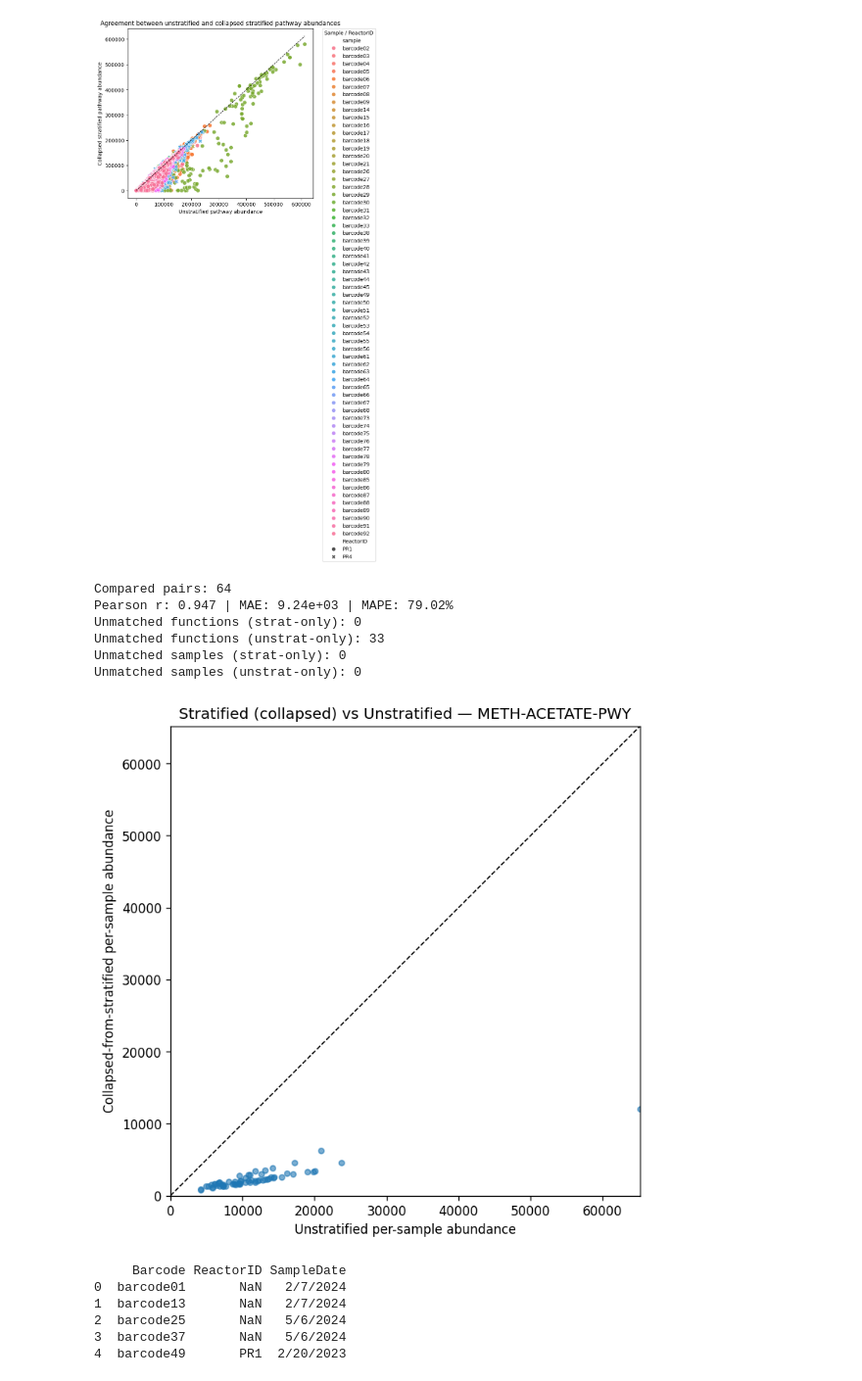
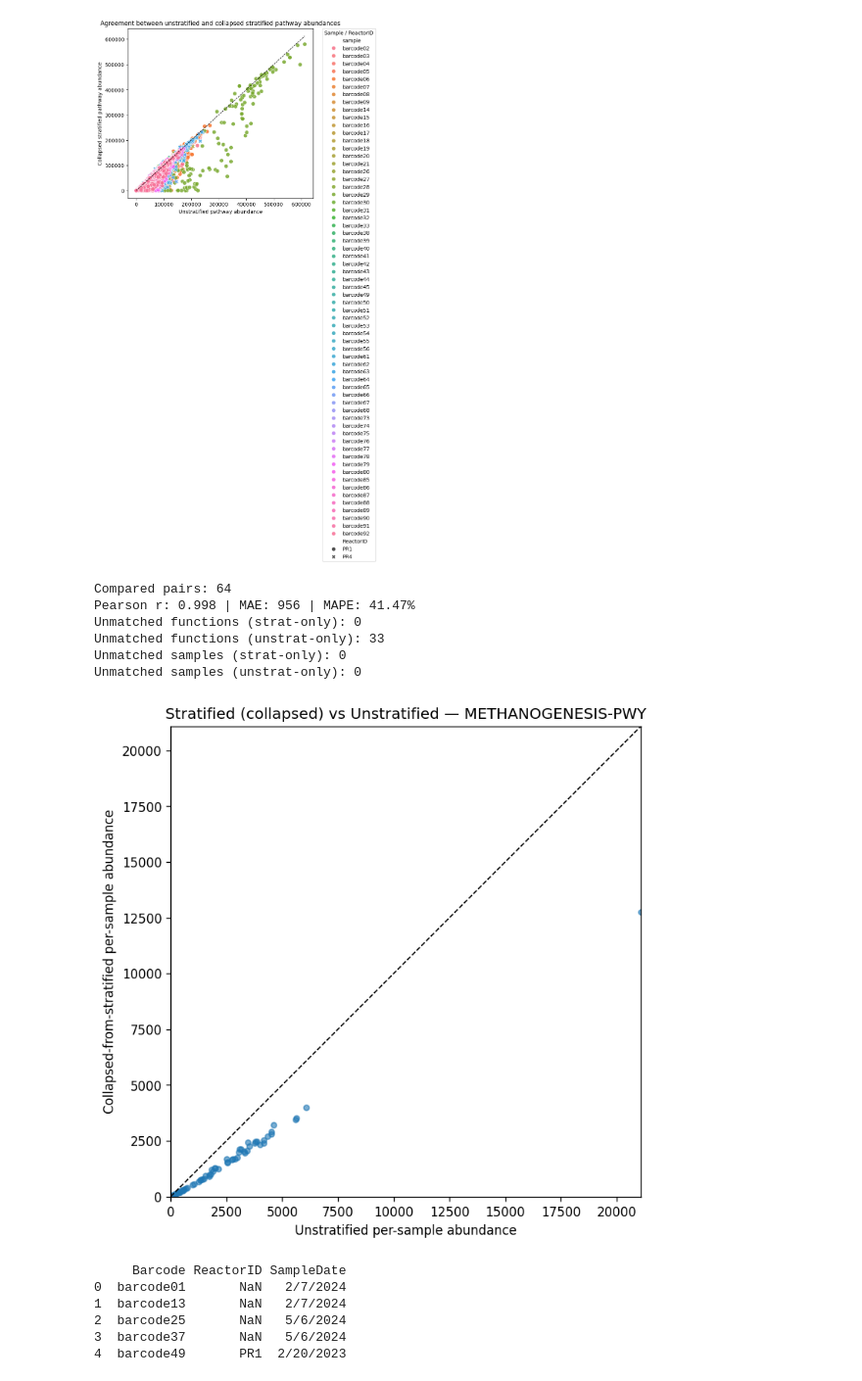
Before and after one commit to PachacutiX/Meta2Insight, a Jupyter notebook: code/picrust2_testruns/stratified/temp_differences.ipynb, the cells around one changed output. Shown at 98% size. Saved outputs shown, nothing was run; the diff lists cells and outputs as text; code cells hidden in the pictures.

```diff
--- a/code/picrust2_testruns/stratified/temp_differences.ipynb
+++ b/code/picrust2_testruns/stratified/temp_differences.ipynb
@@ -400,53 +436,43 @@ plt.show()
 # %% [output]
 [figure]
 # %%
-### Scatterplot: Stratified (collapsed) vs Unstratified
+### Scatterplot: agreement between collapsed stratified and unstratified pathway abundances
 
-# ----------------------------
-# 0) CONFIG
-# ----------------------------
-PATH = "METH-ACETATE-PWY"   # e.g. 'METHANOGENESIS-PWY' or None for all functions
 
-# ----------------------------
-# 1) STRATIFIED → per-sample/per-function
-# Expect: df_path_abun has ['sample','function','taxon_function_abun', ...]
-# ----------------------------
+# (0) Define pathway of interest
+PATH = "METHANOGENESIS-PWY"
+
+
+# (1) Stratified table → collapse to per-sample × per-function totals
 df_strat = df_path_abun[['sample', 'function', 'taxon_function_abun']].copy()
 df_strat['taxon_function_abun'] = pd.to_numeric(df_strat['taxon_function_abun'], errors='coerce').fillna(0)
-
 df_strat = (df_strat
             .groupby(['sample','function'], as_index=False)['taxon_function_abun']
             .sum()
             .rename(columns={'taxon_function_abun':'from_strat'}))
 
-# normalise keys
+# Normalise join keys (trim + uppercase) to ensure alignment with unstratified table headers
 for c in ['sample','function']:
     df_strat[c] = df_strat[c].astype(str).str.strip().str.upper()
 
+# Capture the set of samples actually present after collapsing to filter the unstratified table
 samples = pd.Index(df_strat['sample'].unique())
 
-# ----------------------------
-# 2) UNSTRATIFIED (wide) → long (sample,function,value)
-# Rows = functions, columns = samples (+ maybe an ID col)
-# ----------------------------
+
+# (2) Unstratified table (wide) → long (sample × function value)
 df_un = df_path_abun_unstrat.copy()
-
-# normalise column headers (strip+upper) so they match 'samples'
 df_un.columns = [c.strip().upper() for c in df_un.columns]
 id_col = 'FUNCTION' if 'FUNCTION' in df_un.columns else ('PATHWAY' if 'PATHWAY' in df_un.columns else None)
 if id_col is None:
     raise ValueError("Could not find function/pathway id column in unstratified table.")
 
-# keep only actual sample columns that appear in stratified data
 keep = [id_col] + [c for c in df_un.columns if c in samples]
 df_un = df_un[keep].copy()
 
-# melt to long
+# Melt to long format, normalise keys, coerce values to numeric
 un_long = (df_un
            .melt(id_vars=[id_col], var_name='sample', value_name='from_unstrat')
            .rename(columns={id_col: 'function'}))
-
-# normalise keys and values
 for c in ['sample','function']:
     un_long[c] = un_long[c].astype(str).str.strip().str.upper()
 un_long['from_unstrat'] = pd.to_numeric(
@@ -454,27 +480,24 @@ un_long['from_unstrat'] = pd.to_numeric(
     errors='coerce'
 ).fillna(0)
 
-# ---------------------------
-# 3) MERGE + DIAGNOSTICS
-# ----------------------------
+
+# (3) Merge paired measurements and compute diagnostics
 cmp = df_strat.merge(un_long, on=['sample','function'], how='outer')
 cmp['from_strat']   = pd.to_numeric(cmp['from_strat'], errors='coerce').fillna(0)
 cmp['from_unstrat'] = pd.to_numeric(cmp['from_unstrat'], errors='coerce').fillna(0)
 
-# diffs
+# Differences: absolute (for magnitude) and relative (scale-aware; NaN when unstrat is zero)
 cmp['abs_diff'] = (cmp['from_strat'] - cmp['from_unstrat']).abs()
 cmp['rel_diff'] = np.where(cmp['from_unstrat'] > 0,
                            cmp['abs_diff'] / cmp['from_unstrat'].abs(),
                            np.nan)
 
-# optional filter to a specific pathway
+# Optional: restrict to a single pathway; then keep rows measured in at least one source
 plot_df = cmp if PATH is None else cmp[cmp['function'] == PATH].copy()
-
-# consider pairs present in at least one dataset
 mask = (plot_df['from_strat'] > 0) | (plot_df['from_unstrat'] > 0)
 plot_df = plot_df[mask]
 
-# summary stats
+# Summary agreement metrics for the plotted pairs
 n_pairs = len(plot_df)
 pearson = (np.corrcoef(plot_df['from_unstrat'], plot_df['from_strat'])[0,1]
            if n_pairs >= 2 else np.nan)
@@ -482,47 +505,38 @@ mae  = float(np.nanmean(plot_df['abs_diff']))
 mape = float(np.nanmean(plot_df['rel_diff']) * 100)
 
 print(f"Compared pairs: {n_pairs}")
 print(f"Pearson r: {pearson:.3f} | MAE: {mae:.3g} | MAPE: {mape:.2f}%")
 
-# quick mismatch sanity checks
+# Quick sanity checks to spot join/key issues across sources.
 print("Unmatched functions (strat-only):", len(set(df_strat['function']) - set(un_long['function'])))
 print("Unmatched functions (unstrat-only):", len(set(un_long['function']) - set(df_strat['function'])))
 print("Unmatched samples (strat-only):", len(set(df_strat['sample']) - set(un_long['sample'])))
 print("Unmatched samples (unstrat-only):", len(set(un_long['sample']) - set(df_strat['sample'])))
 
-# ----------------------------
-# 4) SCATTER
-# ----------------------------
+
+# (4) Scatter plot: collapsed stratified vs unstratified per-sample abundance
 x = plot_df['from_unstrat'].to_numpy()
 y = plot_df['from_strat'].to_numpy()
 
 plt.close('all')
 fig, ax = plt.subplots(figsize=(6,6), dpi=120, constrained_layout=True)
 ax.scatter(x, y, alpha=0.6, s=18)
 
 m = float(np.nanmax(np.concatenate([np.nan_to_num(x), np.nan_to_num(y), [1]])))
 ax.plot([0, m], [0, m], 'k--', linewidth=1)
 title = 'All functions' if PATH is None else PATH
 ax.set_title(f'Stratified (collapsed) vs Unstratified — {title}')
 ax.set_xlabel('Unstratified per-sample abundance')
 ax.set_ylabel('Collapsed-from-stratified per-sample abundance')
 ax.set_xlim(0, m); ax.set_ylim(0, m); ax.set_aspect('equal', adjustable='box')
-
-
-
-# label top discrepancies to inspect
-#for _, r in plot_df.nlargest(12, 'abs_diff').iterrows():
-#    ax.annotate(f"{r['sample']}|{r['function']}",
-#                (r['from_unstrat'], r['from_strat']),
-#                xytext=(3,3), textcoords='offset points', fontsize=7, alpha=0.8)
 # %% [output]
 Compared pairs: 64
-Pearson r: 0.947 | MAE: 9.24e+03 | MAPE: 79.02%
+Pearson r: 0.998 | MAE: 956 | MAPE: 41.47%
 Unmatched functions (strat-only): 0
 Unmatched functions (unstrat-only): 33
 Unmatched samples (strat-only): 0
 Unmatched samples (unstrat-only): 0
-[figure, old version]
+[figure, new version]
 # %%
 print(df_meta.head())
 # %% [output]
```
Also changed, not shown: parts of 10 cells of this notebook.
